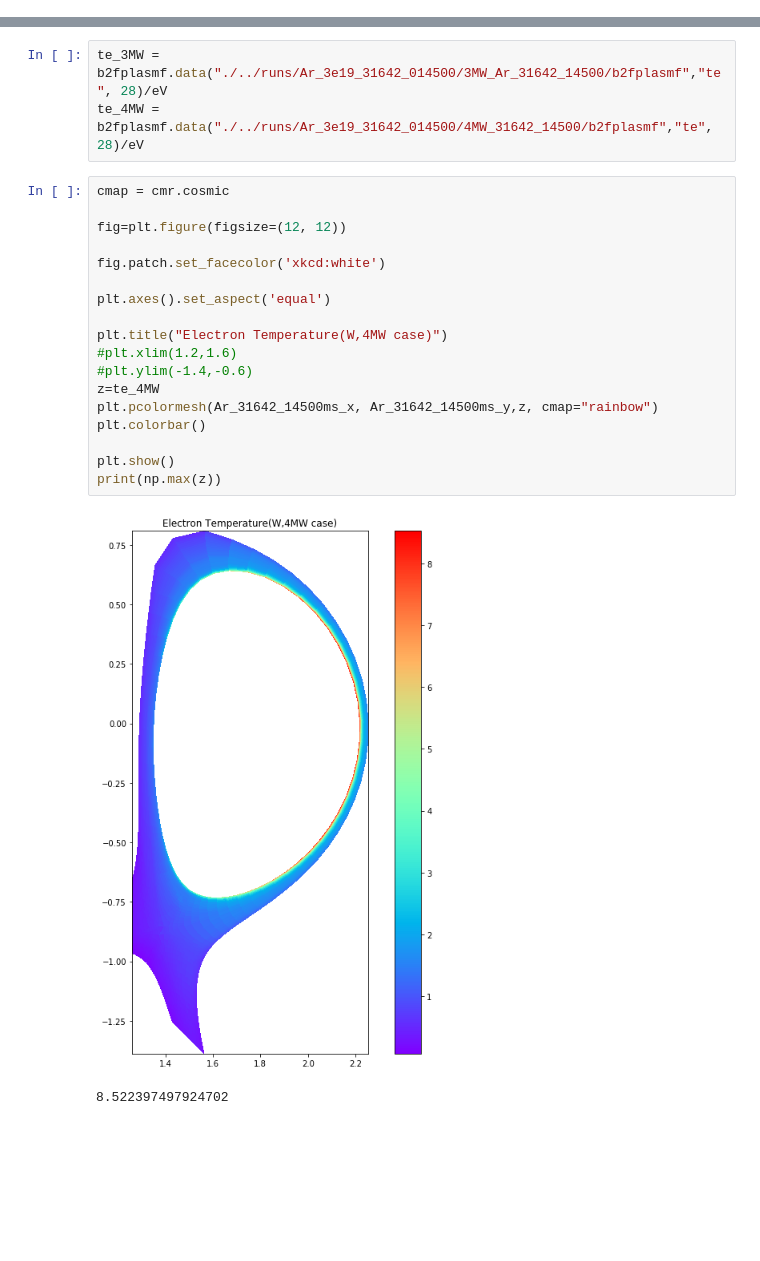
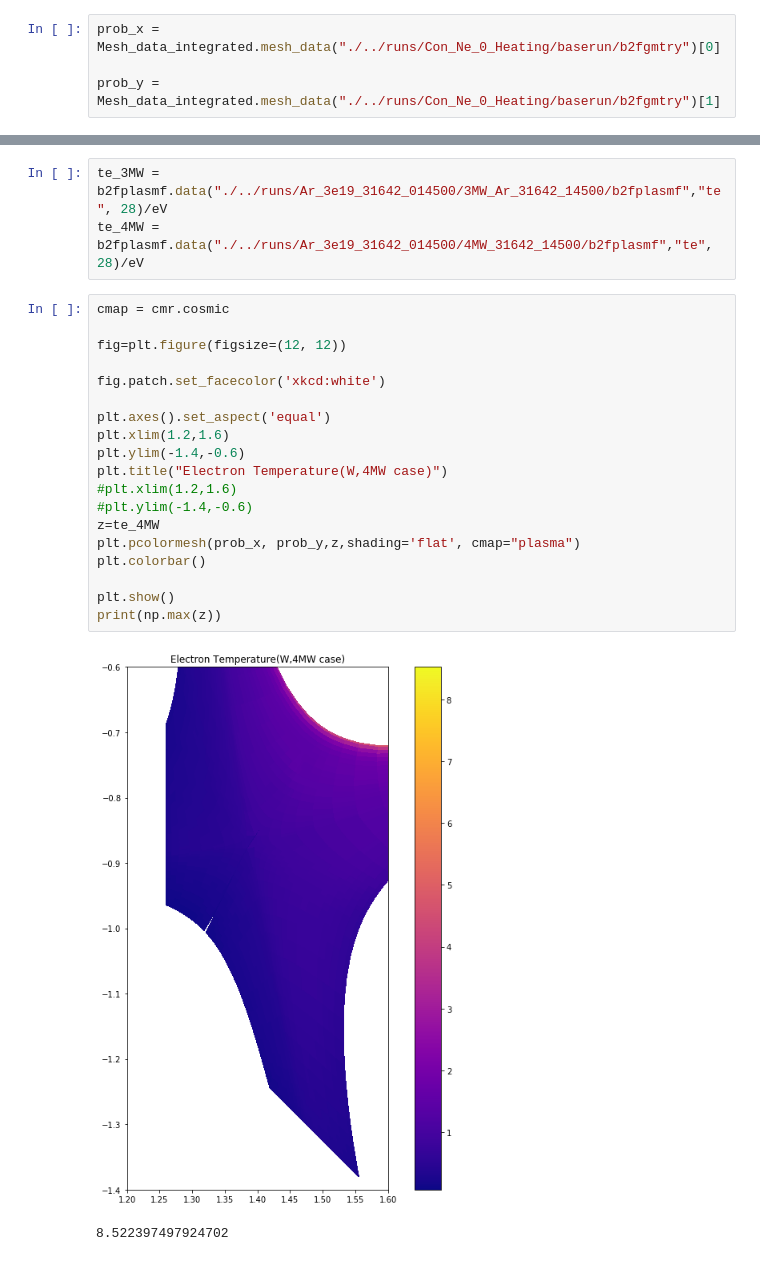
Before and after one commit to ChanYeongL/SOLPS-ITER_analysis, a Jupyter notebook: 1new_analysis_ws4.ipynb, the cells around one changed output, grey strips where cells are left out. Cells and saved outputs as stored; diff of their text form; blank space fills up the shorter version.

Commit message:
some changes for plotting codes

```diff
--- a/1new_analysis_ws4.ipynb
+++ b/1new_analysis_ws4.ipynb
@@ -366,3 +367,7 @@ def total_pressure(ne,te,na,ti,ua):
 Ar_31642_14500ms_x = Mesh_data_integrated.mesh_data("./../runs/Ar_3e19_31642_014500/baserun/b2fgmtry")[0]
 
 Ar_31642_14500ms_y = Mesh_data_integrated.mesh_data("./../runs/Ar_3e19_31642_014500/baserun/b2fgmtry")[1]
+# %%
+prob_x = Mesh_data_integrated.mesh_data("./../runs/Con_Ne_0_Heating/baserun/b2fgmtry")[0]
+
+prob_y = Mesh_data_integrated.mesh_data("./../runs/Con_Ne_0_Heating/baserun/b2fgmtry")[1]
@@ -378,21 +395,22 @@ te_4MW = b2fplasmf.data("./../runs/Ar_3e19_31642_014500/4MW_31642_14500/b2fplasm
 # %%
 cmap = cmr.cosmic
 
 fig=plt.figure(figsize=(12, 12))
 
 fig.patch.set_facecolor('xkcd:white')
 
 plt.axes().set_aspect('equal')
-
+plt.xlim(1.2,1.6)
+plt.ylim(-1.4,-0.6)
 plt.title("Electron Temperature(W,4MW case)")
 #plt.xlim(1.2,1.6)
 #plt.ylim(-1.4,-0.6)
 z=te_4MW
-plt.pcolormesh(Ar_31642_14500ms_x, Ar_31642_14500ms_y,z, cmap="rainbow")
+plt.pcolormesh(prob_x, prob_y,z,shading='flat', cmap="plasma")
 plt.colorbar()
 
 plt.show()
 print(np.max(z))
 # %% [output]
-[figure, old version]
+[figure, new version]
 8.522397497924702
```
Also changed, not shown: parts of 15 cells of this notebook, 7 other files.
